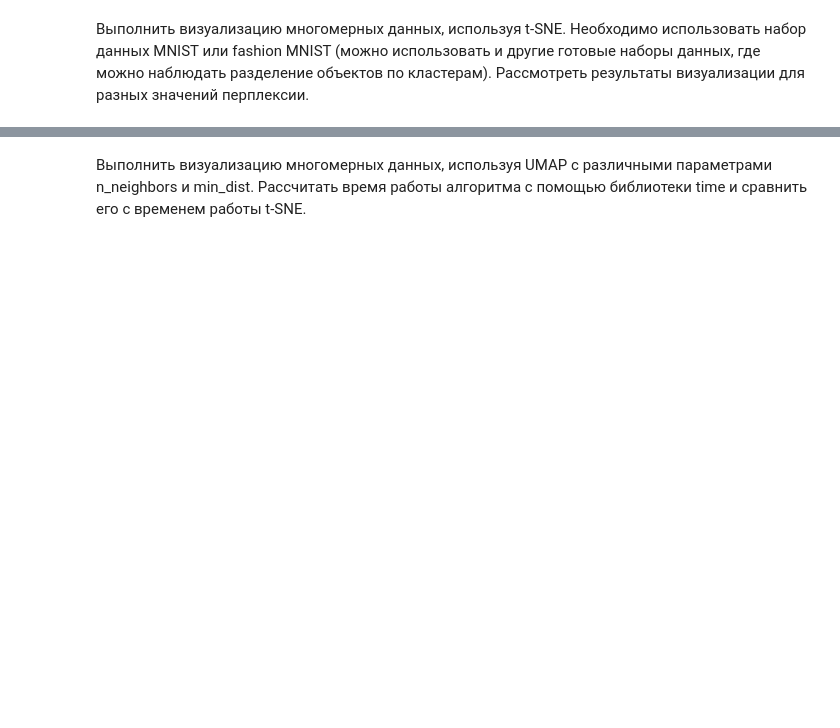
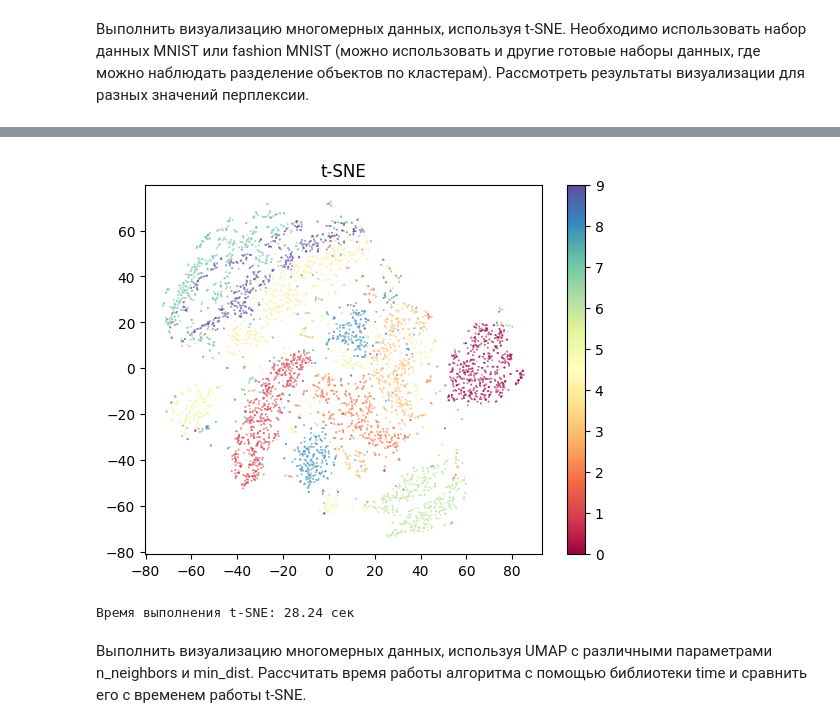
Before and after one commit to desolee7/TIABD, a Jupyter notebook: 2Praktika/2Praktika.ipynb, the cells around one changed output, grey strips where cells are left out. Saved outputs shown, nothing was run; the diff lists cells and outputs as text; code cells hidden in the pictures; blank space fills up the shorter version.

```diff
--- a/2Praktika/2Praktika.ipynb
+++ b/2Praktika/2Praktika.ipynb
@@ -389,3 +318,33 @@ fig.show()
+# %%
+import time
+import matplotlib.pyplot as plt
+from sklearn.datasets import fetch_openml
+from sklearn.manifold import TSNE
+from sklearn.preprocessing import StandardScaler
+
+mnist = fetch_openml('mnist_784', version=1)
+X, y = mnist.data, mnist.target
+
+X_sample = X[:5000]
+y_sample = y[:5000]
+
+scaler = StandardScaler()
+X_scaled = scaler.fit_transform(X_sample)
+
+start_time_tsne = time.time()
+tsne = TSNE(n_components=2, perplexity=30, learning_rate=200, random_state=42)
+X_tsne = tsne.fit_transform(X_scaled)
+elapsed_time_tsne = time.time() - start_time_tsne
+
+plt.scatter(X_tsne[:, 0], X_tsne[:, 1], c=y_sample.astype(int), cmap='Spectral', s=0.1)
+plt.title('t-SNE')
+plt.colorbar()
+plt.show()
+
+print(f"Время выполнения t-SNE: {elapsed_time_tsne:.2f} сек")
+# %% [output]
+[figure, added]
+Время выполнения t-SNE: 28.24 сек
 # %% [markdown]
 Выполнить визуализацию многомерных данных, используя UMAP  с
 различными  параметрами  n_neighbors  и  min_dist.  Рассчитать  время
```
Also changed, not shown: parts of 8 cells of this notebook.
